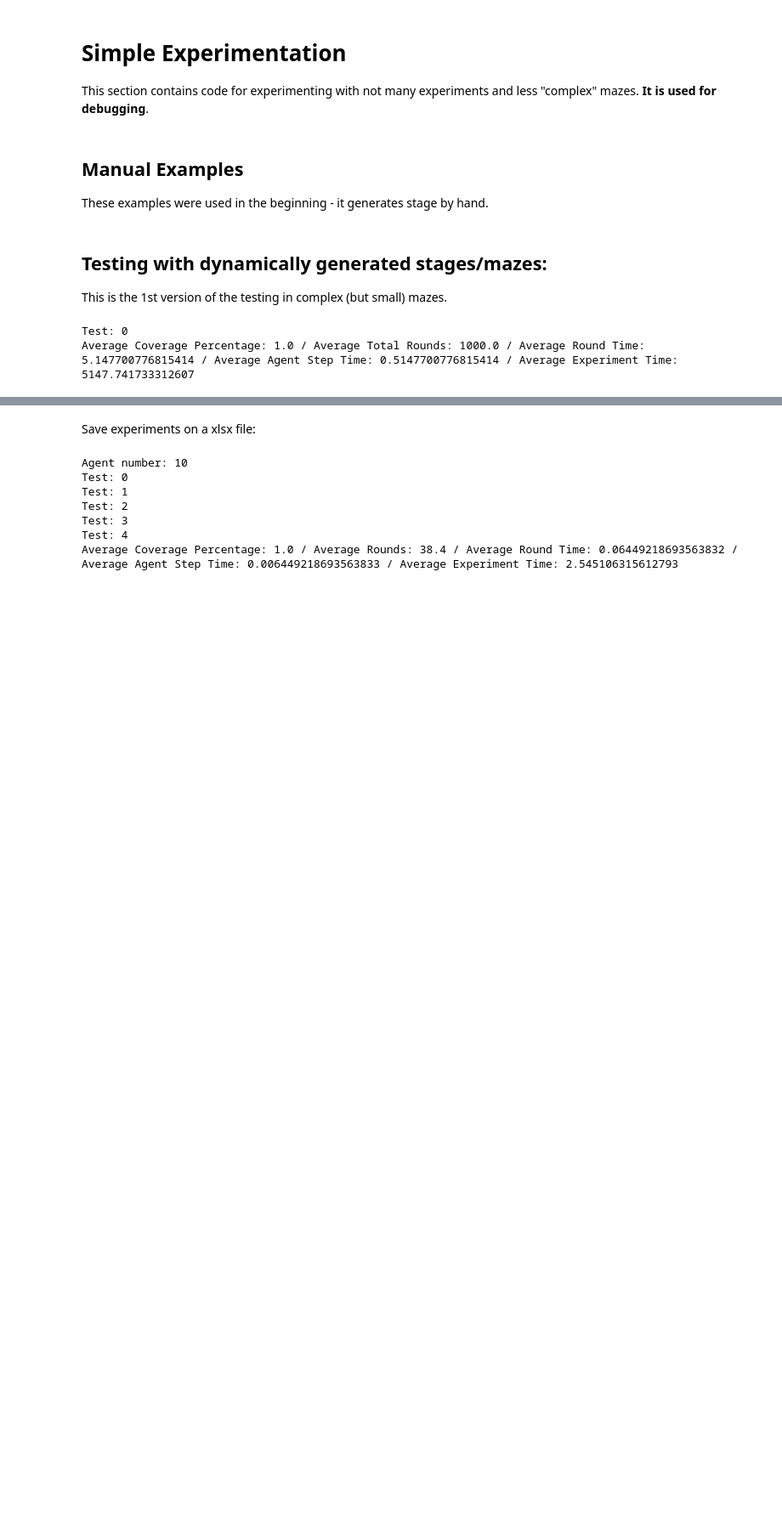
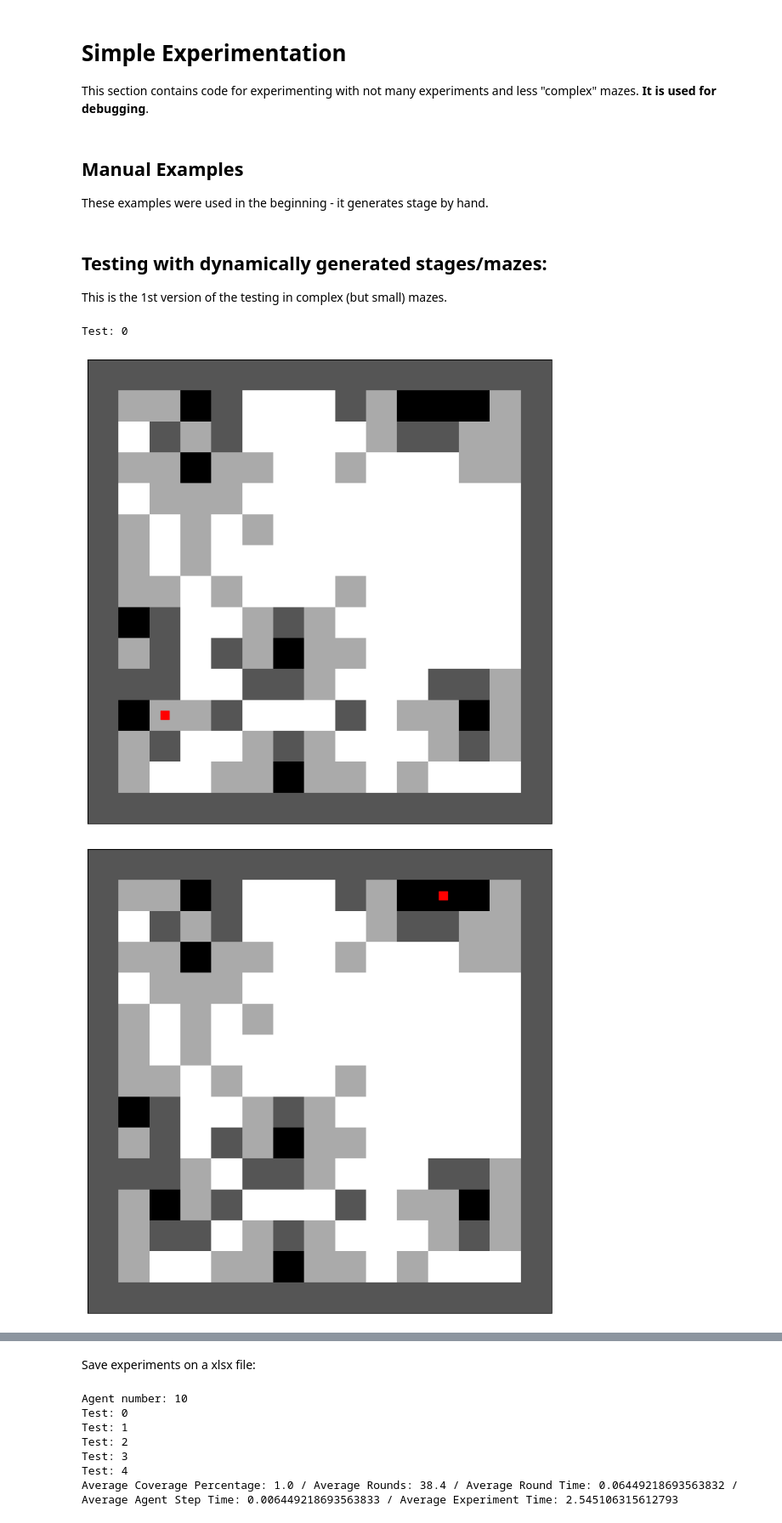
Before and after one commit to manouslinard/multiagent-exploration, a Jupyter notebook: Swarm_RL-Manousos.ipynb, the cells around one changed output, grey strips where cells are left out. Shown at 85% size. Cells and saved outputs as stored; diff of their text form; code cells hidden in the pictures; blank space fills up the shorter version.

```diff
--- a/Swarm_RL-Manousos.ipynb
+++ b/Swarm_RL-Manousos.ipynb
@@ -640,18 +640,6 @@ def get_next_position(u, agent):
                 max_v = u[x, y]
     return target_pos
 
-
-def exchange_information(agents, visited_nodes, grid):
-    L = [(1, 0), (-1, 0), (0, 1), (0, -1)]  # Neighboring nodes
-    for a in agents:
-        for l in L:
-            x, y = a.x + l[0], a.y + l[1]
-            if 0 <= x < grid.shape[0] and 0 <= y < grid.shape[1] and grid[x, y] == 1:
-                a.explored_stage[x, y] = 1
-        for v in visited_nodes:
-            a.explored_stage[v] = 0
-    return update_total_explored(agents, True)
-
 def move_hedac_coverage(agents, start_grid, coverage_finish = 1.0, alpha=10, max_iter=1000, debug=False):
     visited_nodes = set()
 
@@ -659,9 +647,7 @@ def move_hedac_coverage(agents, start_grid, coverage_finish = 1.0, alpha=10, max
 
     grid = copy.deepcopy(start_grid)
 
-    for agent in agents:
-        agent.explored_stage = np.full_like(start_grid, -1)
-    total_explored = exchange_information(agents, visited_nodes, grid)  # A function to exchange information about discovered nodes between agents
+    total_explored = update_total_explored(agents, True)
 
     avg_eps_time = []
     rounds = 0
@@ -678,7 +664,8 @@ def move_hedac_coverage(agents, start_grid, coverage_finish = 1.0, alpha=10, max
             i.x, i.y = next_position  # Update agent position
             grid[i.x, i.y] = 2  # Mark the new position as occupied by agent
             visited_nodes.add(next_position)
-            total_explored = exchange_information(agents, visited_nodes, grid)  # A function to exchange information about discovered nodes between agents
+            i.agent_view(start_grid)
+            total_explored = update_total_explored(agents, True)    # A function to exchange information about discovered nodes between agents
         avg_eps_time.append(time.time() - eps_start_time)
 
     re = check_real_expl(start_grid, total_explored)  # gets the difference of explored & real grid
@@ -892,17 +879,18 @@ This is the 1st version of the testing in complex (but small) mazes.
 # %%
 # testing for entire maze coverage:
 num_agents = 10 # number of agents.
 num_test = 1
 # res=test_astar(num_agents, num_test, None, functools.partial(create_maze, rows=30, cols=30, obs_prob=0.85), debug=False, coverage_mode=True, file_path="astar_test.xlsx", algo='nf')
 
-res=test_astar(num_agents, num_test, None, functools.partial(create_maze, rows=30, cols=30, obs_prob=0.85), debug=False, coverage_mode=True, algo='hedac', alpha=10)
+res=test_astar(num_agents, num_test, None, functools.partial(create_maze, rows=15, cols=15, obs_prob=0.85), debug=True, coverage_mode=True, algo='hedac', alpha=10, max_hedac_iter=100)
 
 
 # testing without coverage mode (agents go to goal):
 # num_agents = 10 # number of agents.
 # num_test = 10
 # res=test_astar(num_agents, num_test, None, functools.partial(create_maze, rows=10, cols=10, obs_prob=0.85), debug=False, file_path="/content/drive/My Drive/thesis/xlsx/astar_swarm_test.xlsx")
 # # res=test_astar(num_agents, num_test, None, functools.partial(generate_stage, rows=10, cols=10, obs_prob=0.5), debug=True)
 # %% [output]
 Test: 0
-Average Coverage Percentage: 1.0 / Average Total Rounds: 1000.0 / Average Round Time: 5.147700776815414 / Average Agent Step Time: 0.5147700776815414 / Average Experiment Time: 5147.741733312607
+[figure, added]
+[figure, added]
```
Also changed, not shown: parts of 2 cells of this notebook.
